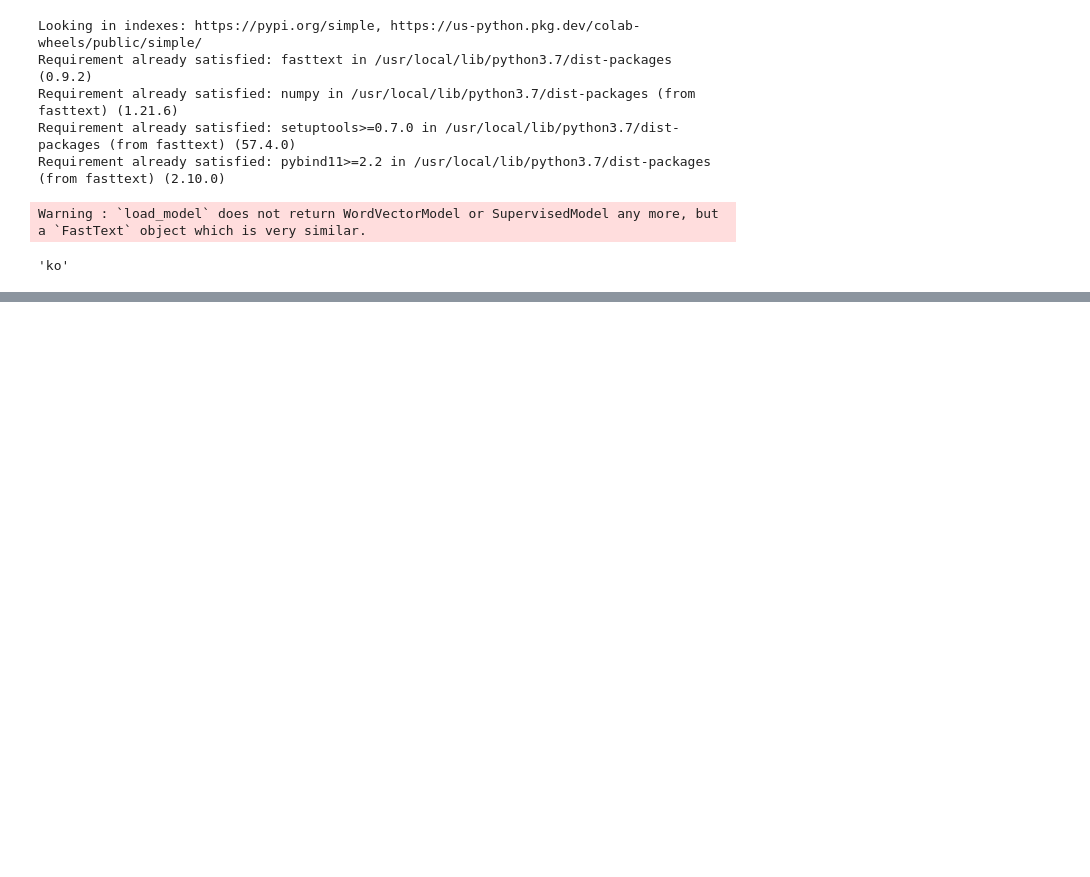
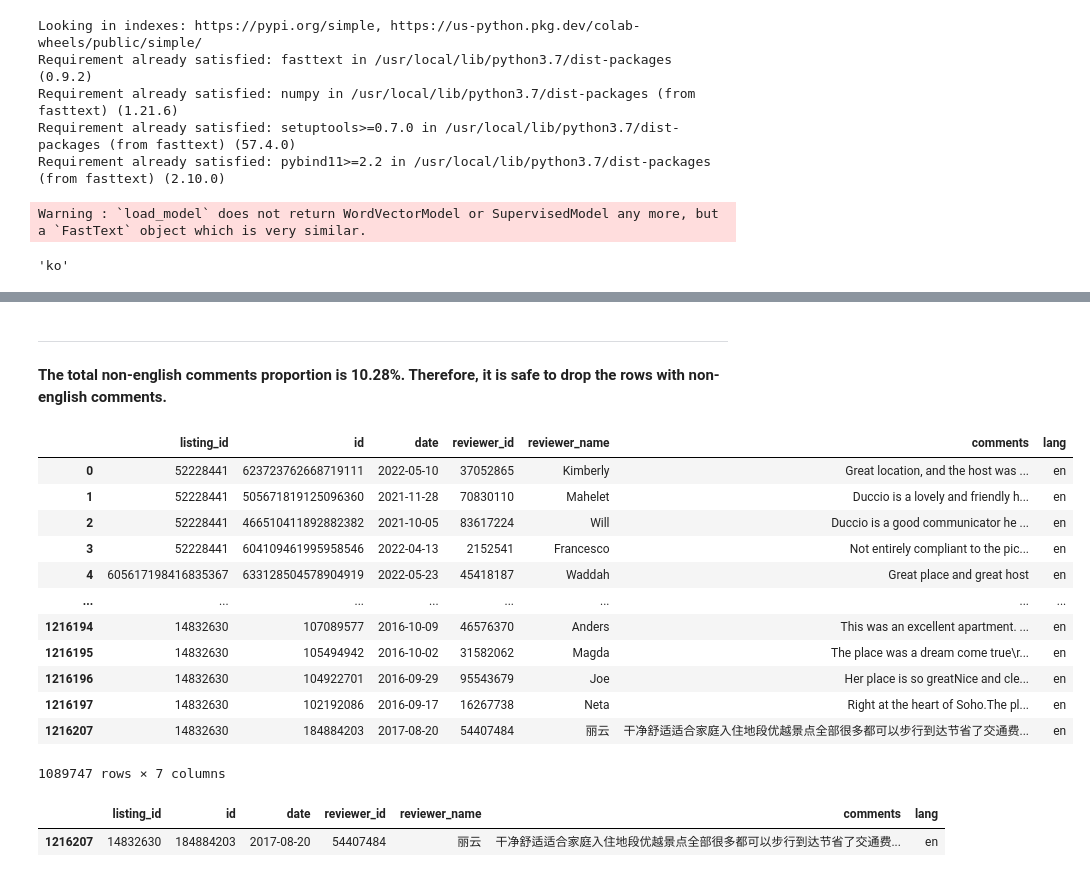
Before and after one commit to euisuck2/Unsupervised-Learning-1, a Jupyter notebook: Airbnb_Data_Base_Cleaning.ipynb, the cells around one changed output, grey strips where cells are left out. Saved outputs shown, nothing was run; the diff lists cells and outputs as text; code cells hidden in the pictures; blank space fills up the shorter version.

```diff
--- a/Airbnb_Data_Base_Cleaning.ipynb
+++ b/Airbnb_Data_Base_Cleaning.ipynb
@@ -105,0 +224,28 @@ display(reviews_df)
+# %% [markdown]
+---
+**The total non-english comments proportion is 10.28%.
+Therefore, it is safe to drop the rows with non-english comments.**
+# %%
+# keeping only rows with English comments
+copy3_df = copy2_df[copy2_df['lang']=='en']
+display(copy3_df)
+# %% [output]
+|  | listing_id | id | date | reviewer_id | reviewer_name | comments | lang |
+| 0 | 52228441 | 623723762668719111 | 2022-05-10 | 37052865 | Kimberly | Great location, and the host was ... | en |
+| 1 | 52228441 | 505671819125096360 | 2021-11-28 | 70830110 | Mahelet | Duccio is a lovely and friendly h... | en |
+| 2 | 52228441 | 466510411892882382 | 2021-10-05 | 83617224 | Will | Duccio is a good communicator he ... | en |
+| 3 | 52228441 | 604109461995958546 | 2022-04-13 | 2152541 | Francesco | Not entirely compliant to the pic... | en |
+| 4 | 605617198416835367 | 633128504578904919 | 2022-05-23 | 45418187 | Waddah | Great place and great host | en |
+| ... | ... | ... | ... | ... | ... | ... | ... |
+| 1216194 | 14832630 | 107089577 | 2016-10-09 | 46576370 | Anders | This was an excellent apartment. ... | en |
+| 1216195 | 14832630 | 105494942 | 2016-10-02 | 31582062 | Magda | The place was a dream come true\r... | en |
+| 1216196 | 14832630 | 104922701 | 2016-09-29 | 95543679 | Joe | Her place is so greatNice and cle... | en |
+| 1216197 | 14832630 | 102192086 | 2016-09-17 | 16267738 | Neta | Right at the heart of Soho.The pl... | en |
+| 1216207 | 14832630 | 184884203 | 2017-08-20 | 54407484 | 丽云 | 干净舒适适合家庭入住地段优越景点全部很多都可以步行到达节省了交通费... | en |
+1089747 rows × 7 columns
+# %%
+# Special case that has both chinese and English
+display(copy2_df.loc[[1216207]])
+# %% [output]
+|  | listing_id | id | date | reviewer_id | reviewer_name | comments | lang |
+| 1216207 | 14832630 | 184884203 | 2017-08-20 | 54407484 | 丽云 | 干净舒适适合家庭入住地段优越景点全部很多都可以步行到达节省了交通费... | en |
```
Also changed, not shown: parts of 17 cells of this notebook.
